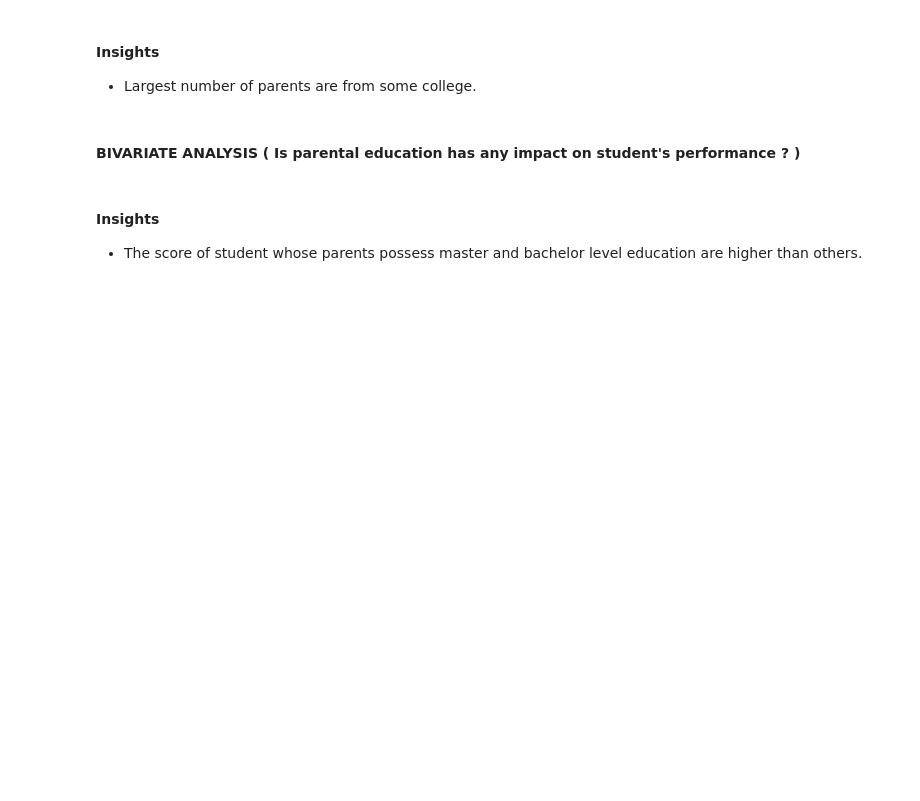
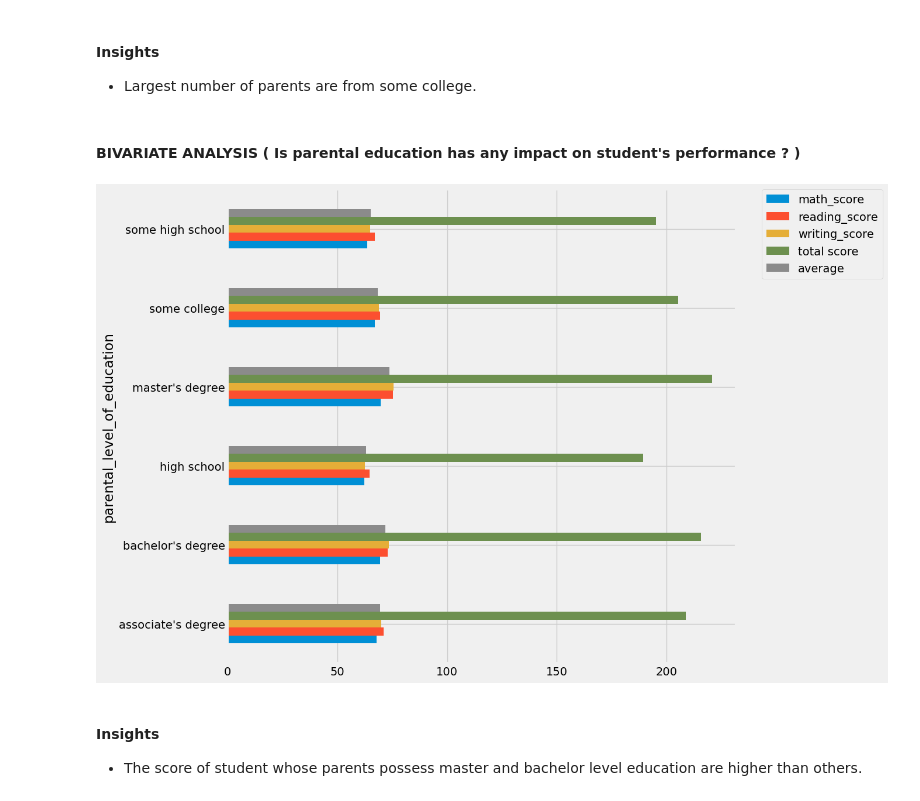
Before and after one commit to meer-1/mlproject, a Jupyter notebook: notebook/1 . EDA STUDENT PERFORMANCE .ipynb, the cells around one changed output. Saved outputs shown, nothing was run; the diff lists cells and outputs as text; code cells hidden in the pictures; blank space fills up the shorter version.

```diff
--- a/notebook/1 . EDA STUDENT PERFORMANCE .ipynb
+++ b/notebook/1 . EDA STUDENT PERFORMANCE .ipynb
@@ -556,3 +555,14 @@ plt.show()
+# %%
+
+# Select only numeric columns
+numeric_df = df.select_dtypes(include=np.number)
+
+# Group by parental level of education, calculate mean, and plot
+numeric_df.groupby(df['parental_level_of_education']).mean().plot(kind='barh', figsize=(10,10))
+plt.legend(bbox_to_anchor=(1.05, 1), loc=2, borderaxespad=0.)
+plt.show()
+# %% [output]
+[figure, added]
 # %% [markdown]
 #### Insights
 - The score of student whose parents possess master and bachelor level education are higher than others.
```
Also changed, not shown: parts of 9 cells of this notebook.
